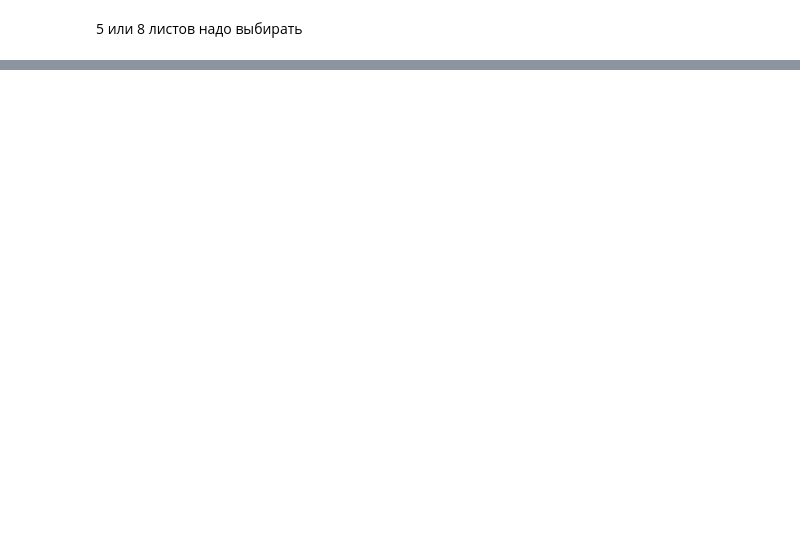
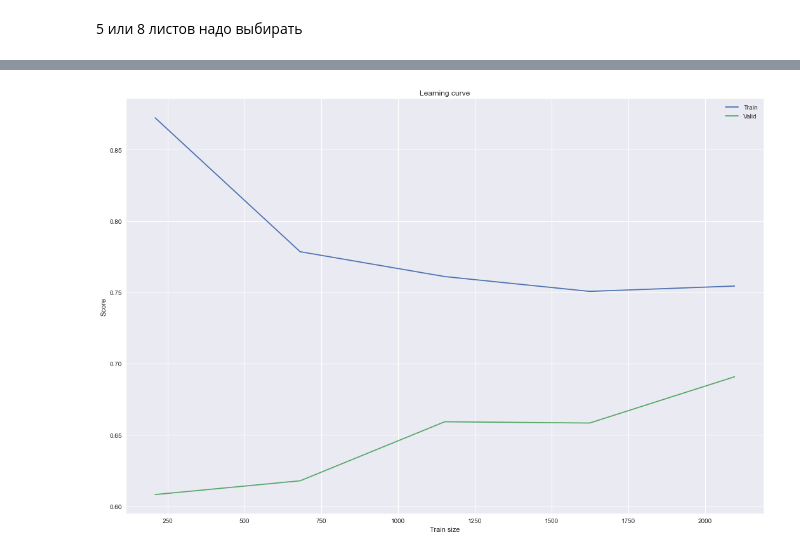
Before and after one commit to Chepell/SF_DS_Pro, a Jupyter notebook: ML-5/validation_.ipynb, the cells around one changed output, grey strips where cells are left out. Cells and saved outputs as stored; diff of their text form; code cells hidden in the pictures; blank space fills up the shorter version.

```diff
--- a/ML-5/validation_.ipynb
+++ b/ML-5/validation_.ipynb
@@ -874,0 +875,25 @@ Valid k-fold mean f1: 0.66
+# %%
+# Создаём модель
+model = tree.DecisionTreeClassifier(
+    criterion='entropy', # критерий информативности
+    max_depth=7, # максимальная глубина
+    min_samples_leaf=5, # минимальное число объектов в листе
+    class_weight='balanced',
+    random_state=42, # генератор случайных чисел
+)
+
+# Создаём объект кросс-валидатора k-fold со стратификацией
+skf = model_selection.StratifiedKFold(n_splits=5)
+
+# Вычисляем координаты для построения кривой обучения
+train_sizes, train_scores, valid_scores = model_selection.learning_curve(
+    estimator = model, # модель
+    X = X_train, # матрица наблюдений X
+    y = y_train, # вектор ответов y
+    cv = skf, # кросс-валидатор
+    scoring = 'f1' # метрика
+)
+
+print('Train sizes: \n', train_sizes)
+print('Train scores: \n', train_scores)
+print('Valid scores: \n', valid_scores)
@@ -874,0 +954,5 @@ Valid k-fold mean f1: 0.66
+# %%
+learning_curve_df = pd.DataFrame({'Train size': train_sizes,
+              'Train': np.mean(train_scores, axis=1),
+              'Valid': np.mean(valid_scores, axis=1)})
+learning_curve_df
@@ -874,0 +966,13 @@ Valid k-fold mean f1: 0.66
+# %%
+fig, ax = plt.subplots(figsize=(18, 12))
+sns.lineplot(data=learning_curve_df, x='Train size', y='Train', ax=ax)
+sns.lineplot(data=learning_curve_df, x='Train size', y='Valid', ax=ax)
+
+ax.set_title('Learning curve')
+ax.set_ylabel('Score')
+
+ax.legend(labels=['Train', 'Valid'])
+
+plt.show()
+# %% [output]
+[figure, added]
```
Also changed, not shown: parts of 39 cells of this notebook, 4 other files.
